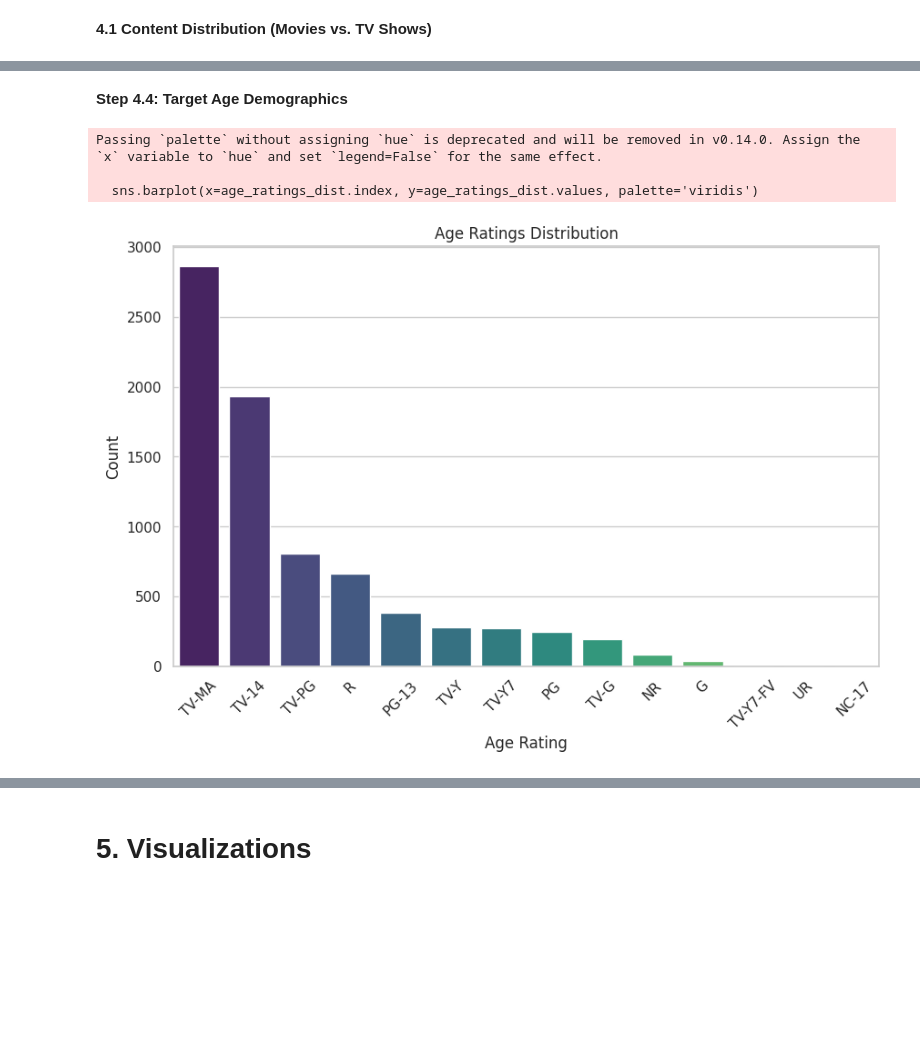
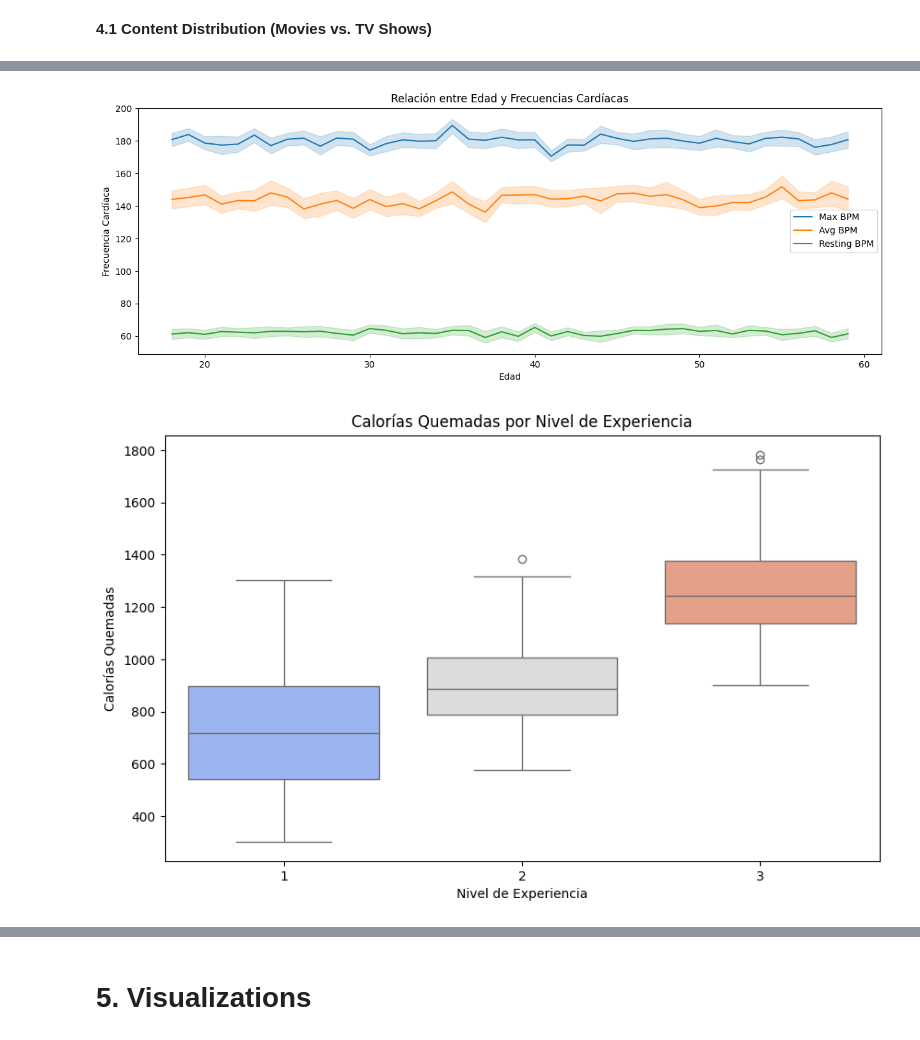
Before and after one commit to leandruko/Proyectos-DA, a Jupyter notebook: Proyecto-1/Project1.ipynb, the cells around one changed output, grey strips where cells are left out. Drawn from its saved outputs; the diff is of its cells as text; code cells hidden in the pictures; blank space fills up the shorter version.

```diff
--- a/Proyecto-1/Project1.ipynb
+++ b/Proyecto-1/Project1.ipynb
@@ -277,17 +277,3 @@ for columna in columnas_numericas:
 # 4. Insights and Queries
 # %% [markdown]
 **4.1 Content Distribution (Movies vs. TV Shows)**
-# %%
-import pandas as pd
-
-# Example DataFrame structure
-data = {
-    'type': ['Movie', 'TV Show'],
-    'count': [150, 50]  # Example counts of Movies and TV Shows
-}
-
-df = pd.DataFrame(data)
-
-# Calculate the ratio
-df['percentage'] = df['count'] / df['count'].sum()
-mf_ratio = df.set_index('type')
@@ -349,14 +279,0 @@ plt.show()
-# %%
-# Extract year from the date_added column
-df['Year'] = pd.to_datetime(df['date_added'], errors='coerce').dt.year
-yearly_content = df['Year'].value_counts().sort_index()
-
-# Column Chart for Content Added Over Time
-plt.figure(figsize=(12, 6))
-sns.countplot(data=df, x='Year', hue='type', palette='Set2')
-plt.title("Movies & TV Shows Added Over Time")
-plt.xticks(rotation=45)
-plt.xlabel('Year')
-plt.ylabel('Count')
-plt.legend(title='Content Type')
-plt.show()
@@ -365,19 +280,24 @@ plt.show()
-# %% [markdown]
-**Step 4.4: Target Age Demographics**
-# %%
-# Age rating distribution
-age_ratings_dist = df['rating'].value_counts()
-
-# Column Chart for Age Ratings Distribution
-plt.figure(figsize=(10, 6))
-sns.barplot(x=age_ratings_dist.index, y=age_ratings_dist.values, palette='viridis')
-plt.title("Age Ratings Distribution")
-plt.xlabel('Age Rating')
-plt.ylabel('Count')
-plt.xticks(rotation=45)
-plt.show()
-# %% [output]
-Passing `palette` without assigning `hue` is deprecated and will be removed in v0.14.0. Assign the `x` variable to `hue` and set `legend=False` for the same effect.
-
-  sns.barplot(x=age_ratings_dist.index, y=age_ratings_dist.values, palette='viridis')
-[figure, removed]
+# %%
+import matplotlib.pyplot as plt
+import seaborn as sns
+
+plt.figure(figsize=(15, 5))
+sns.lineplot(x='Age', y='Max_BPM', data=df, label='Max BPM')
+sns.lineplot(x='Age', y='Avg_BPM', data=df, label='Avg BPM')
+sns.lineplot(x='Age', y='Resting_BPM', data=df, label='Resting BPM')
+plt.title("Relación entre Edad y Frecuencias Cardíacas")
+plt.xlabel("Edad")
+plt.ylabel("Frecuencia Cardíaca")
+plt.legend()
+plt.show()
+# %% [output]
+[figure, added]
+# %%
+plt.figure(figsize=(10, 6))
+sns.boxplot(x='Experience_Level', y='Calories_Burned', data=df, palette='coolwarm')
+plt.title("Calorías Quemadas por Nivel de Experiencia")
+plt.xlabel("Nivel de Experiencia")
+plt.ylabel("Calorías Quemadas")
+plt.show()
+# %% [output]
+[figure, added]
```
Also changed, not shown: parts of 24 cells of this notebook.
